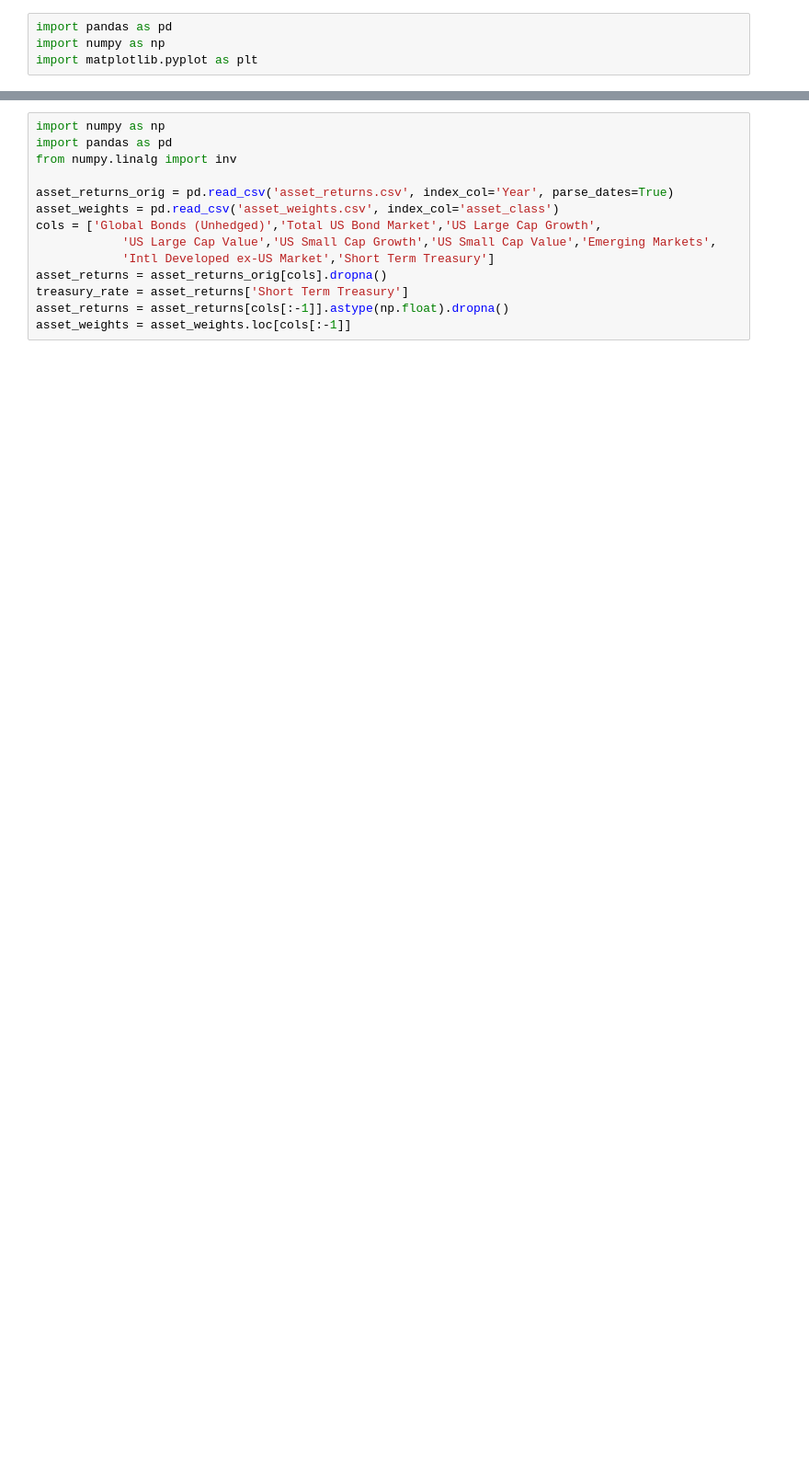
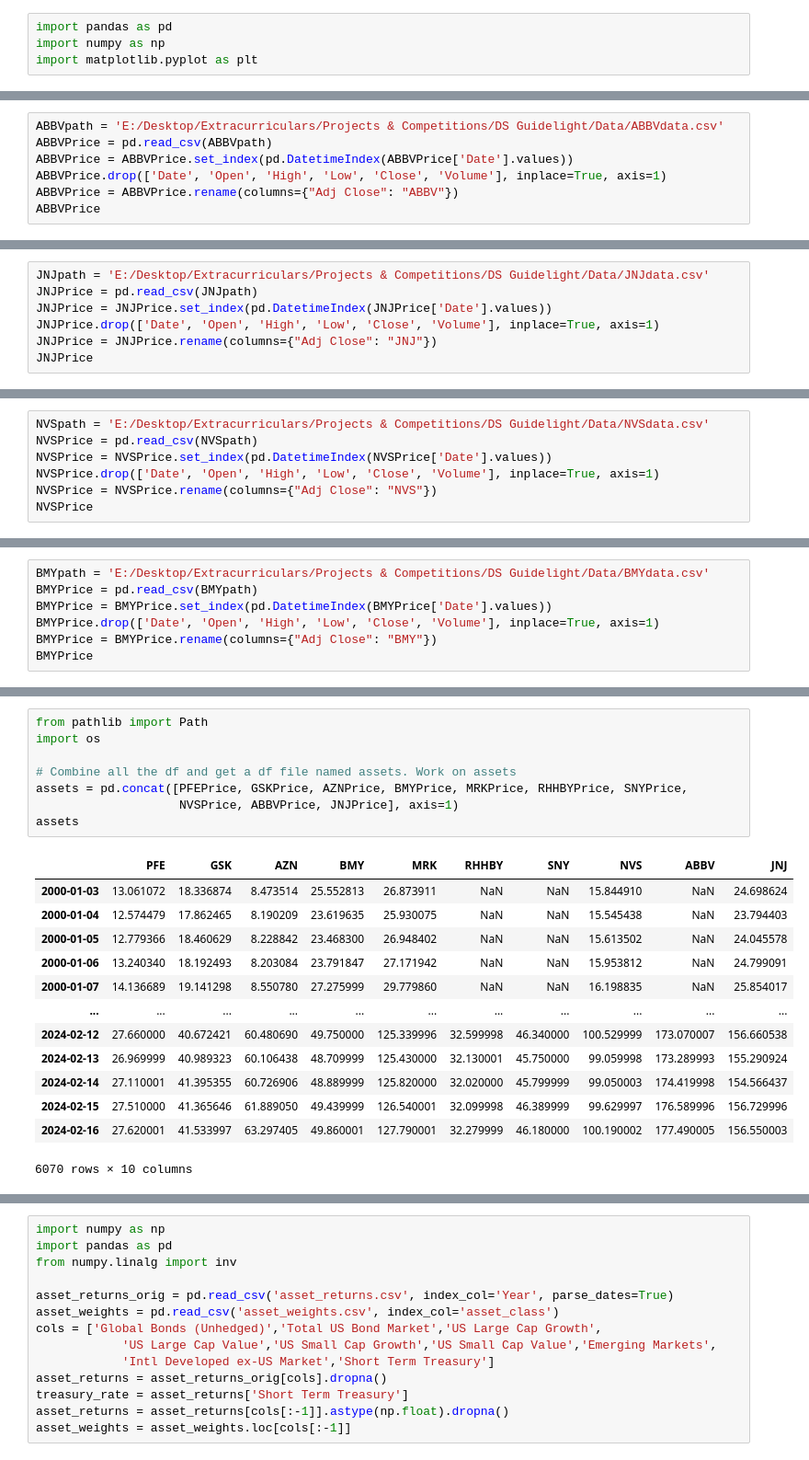
Before and after one commit to DS-Brownion/guidelight, a Jupyter notebook: black-litterman.ipynb, the cells around one changed output, grey strips where cells are left out. Shown: that part at 92% size. Cells and saved outputs as stored; diff of their text form; blank space fills up the shorter version.

```diff
--- a/black-litterman.ipynb
+++ b/black-litterman.ipynb
@@ -49,0 +133,7 @@ plt.show()
+# %%
+ABBVpath = 'E:/Desktop/Extracurriculars/Projects & Competitions/DS Guidelight/Data/ABBVdata.csv'
+ABBVPrice = pd.read_csv(ABBVpath)
+ABBVPrice = ABBVPrice.set_index(pd.DatetimeIndex(ABBVPrice['Date'].values))
+ABBVPrice.drop(['Date', 'Open', 'High', 'Low', 'Close', 'Volume'], inplace=True, axis=1)
+ABBVPrice = ABBVPrice.rename(columns={"Adj Close": "ABBV"})
+ABBVPrice
@@ -49,0 +154,7 @@ plt.show()
+# %%
+JNJpath = 'E:/Desktop/Extracurriculars/Projects & Competitions/DS Guidelight/Data/JNJdata.csv'
+JNJPrice = pd.read_csv(JNJpath)
+JNJPrice = JNJPrice.set_index(pd.DatetimeIndex(JNJPrice['Date'].values))
+JNJPrice.drop(['Date', 'Open', 'High', 'Low', 'Close', 'Volume'], inplace=True, axis=1)
+JNJPrice = JNJPrice.rename(columns={"Adj Close": "JNJ"})
+JNJPrice
@@ -49,0 +175,7 @@ plt.show()
+# %%
+NVSpath = 'E:/Desktop/Extracurriculars/Projects & Competitions/DS Guidelight/Data/NVSdata.csv'
+NVSPrice = pd.read_csv(NVSpath)
+NVSPrice = NVSPrice.set_index(pd.DatetimeIndex(NVSPrice['Date'].values))
+NVSPrice.drop(['Date', 'Open', 'High', 'Low', 'Close', 'Volume'], inplace=True, axis=1)
+NVSPrice = NVSPrice.rename(columns={"Adj Close": "NVS"})
+NVSPrice
@@ -49,0 +196,7 @@ plt.show()
+# %%
+BMYpath = 'E:/Desktop/Extracurriculars/Projects & Competitions/DS Guidelight/Data/BMYdata.csv'
+BMYPrice = pd.read_csv(BMYpath)
+BMYPrice = BMYPrice.set_index(pd.DatetimeIndex(BMYPrice['Date'].values))
+BMYPrice.drop(['Date', 'Open', 'High', 'Low', 'Close', 'Volume'], inplace=True, axis=1)
+BMYPrice = BMYPrice.rename(columns={"Adj Close": "BMY"})
+BMYPrice
@@ -49,0 +217,22 @@ plt.show()
+# %%
+from pathlib import Path
+import os
+
+# Combine all the df and get a df file named assets. Work on assets
+assets = pd.concat([PFEPrice, GSKPrice, AZNPrice, BMYPrice, MRKPrice, RHHBYPrice, SNYPrice,
+                    NVSPrice, ABBVPrice, JNJPrice], axis=1)
+assets
+# %% [output]
+|  | PFE | GSK | AZN | BMY | MRK | RHHBY | SNY | NVS | ABBV | JNJ |
+| 2000-01-03 | 13.061072 | 18.336874 | 8.473514 | 25.552813 | 26.873911 | NaN | NaN | 15.844910 | NaN | 24.698624 |
+| 2000-01-04 | 12.574479 | 17.862465 | 8.190209 | 23.619635 | 25.930075 | NaN | NaN | 15.545438 | NaN | 23.794403 |
+| 2000-01-05 | 12.779366 | 18.460629 | 8.228842 | 23.468300 | 26.948402 | NaN | NaN | 15.613502 | NaN | 24.045578 |
+| 2000-01-06 | 13.240340 | 18.192493 | 8.203084 | 23.791847 | 27.171942 | NaN | NaN | 15.953812 | NaN | 24.799091 |
+| 2000-01-07 | 14.136689 | 19.141298 | 8.550780 | 27.275999 | 29.779860 | NaN | NaN | 16.198835 | NaN | 25.854017 |
+| ... | ... | ... | ... | ... | ... | ... | ... | ... | ... | ... |
+| 2024-02-12 | 27.660000 | 40.672421 | 60.480690 | 49.750000 | 125.339996 | 32.599998 | 46.340000 | 100.529999 | 173.070007 | 156.660538 |
+| 2024-02-13 | 26.969999 | 40.989323 | 60.106438 | 48.709999 | 125.430000 | 32.130001 | 45.750000 | 99.059998 | 173.289993 | 155.290924 |
+| 2024-02-14 | 27.110001 | 41.395355 | 60.726906 | 48.889999 | 125.820000 | 32.020000 | 45.799999 | 99.050003 | 174.419998 | 154.566437 |
+| 2024-02-15 | 27.510000 | 41.365646 | 61.889050 | 49.439999 | 126.540001 | 32.099998 | 46.389999 | 99.629997 | 176.589996 | 156.729996 |
+| 2024-02-16 | 27.620001 | 41.533997 | 63.297405 | 49.860001 | 127.790001 | 32.279999 | 46.180000 | 100.190002 | 177.490005 | 156.550003 |
+6070 rows × 10 columns
```
Also changed, not shown: parts of 18 cells of this notebook, 1 other file.
